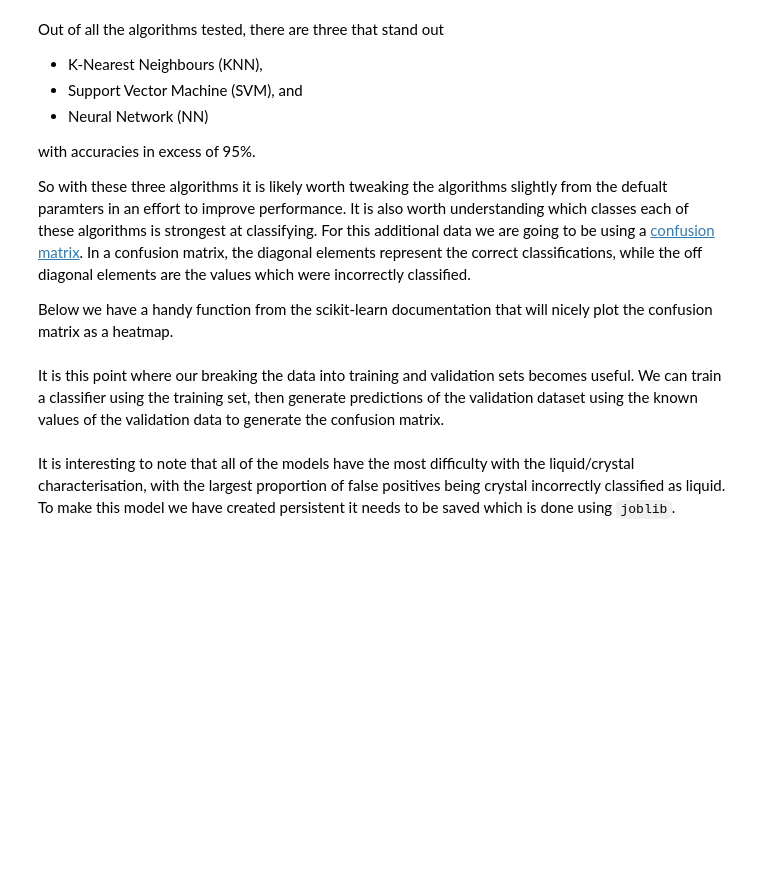
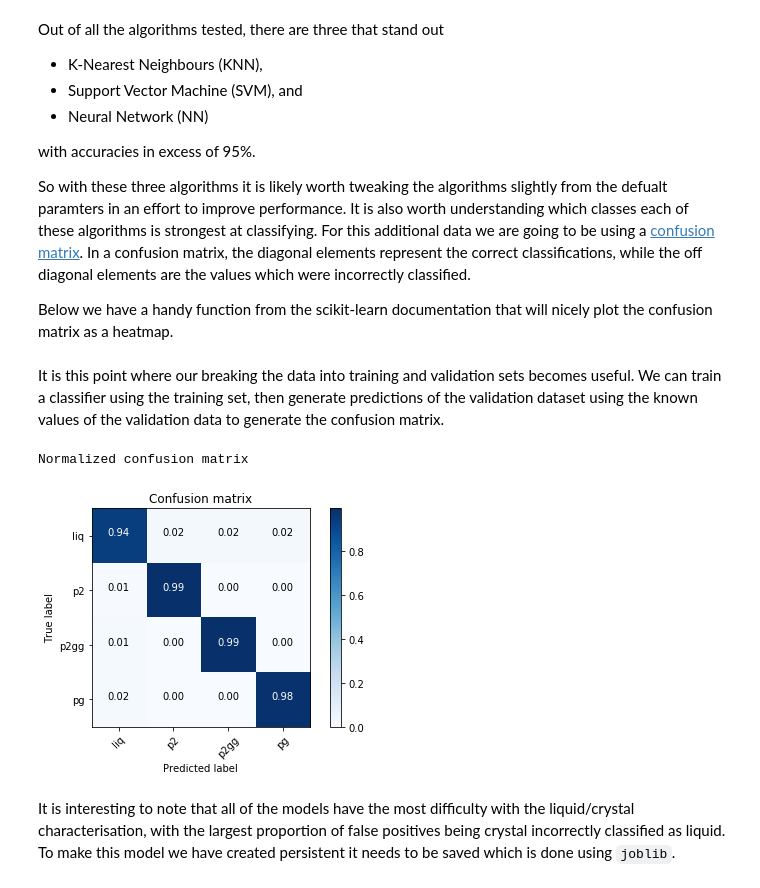
Before and after one commit to malramsay64/Crystal_Melting, a Jupyter notebook: notebooks/00_Crystal_Detection.ipynb, the cells around one changed output. Saved outputs shown, nothing was run; the diff lists cells and outputs as text; code cells hidden in the pictures; blank space fills up the shorter version.

```diff
--- a/notebooks/00_Crystal_Detection.ipynb
+++ b/notebooks/00_Crystal_Detection.ipynb
@@ -344,46 +265,6 @@ which were incorrectly classified.
 
 Below we have a handy function from the scikit-learn documentation
 that will nicely plot the confusion matrix as a heatmap.
-# %%
-import itertools
-
-import numpy as np
-import matplotlib.pyplot as plt
-from sklearn.metrics import confusion_matrix
-
-%matplotlib inline
-
-def plot_confusion_matrix(cm, classes,
-                          normalize=False,
-                          title='Confusion matrix',
-                          cmap=plt.cm.Blues):
-    """
-    This function prints and plots the confusion matrix.
-    Normalization can be applied by setting `normalize=True`.
-    """
-    if normalize:
-        cm = cm.astype('float') / cm.sum(axis=1)[:, np.newaxis]
-        print("Normalized confusion matrix")
-    else:
-        print('Confusion matrix, without normalization')
-
-    plt.imshow(cm, interpolation='nearest', cmap=cmap)
-    plt.title(title)
-    plt.colorbar()
-    tick_marks = np.arange(len(classes))
-    plt.xticks(tick_marks, classes, rotation=45)
-    plt.yticks(tick_marks, classes)
-
-    fmt = '.2f' if normalize else 'd'
-    thresh = cm.max() / 2.
-    for i, j in itertools.product(range(cm.shape[0]), range(cm.shape[1])):
-        plt.text(j, i, format(cm[i, j], fmt),
-                 horizontalalignment="center",
-                 color="white" if cm[i, j] > thresh else "black")
-
-    plt.tight_layout()
-    plt.ylabel('True label')
-    plt.xlabel('Predicted label')
 # %% [markdown]
 It is this point where our breaking the data into
 training and validation sets becomes useful.
@@ -392,9 +273,13 @@ then generate predictions of the validation dataset
 using the known values of the validation data
 to generate the confusion matrix.
 # %%
+classes = ["liq", "p2", "p2gg", "pg"]
 knn = ml_models['KNN']
-knn.fit(X_train, Y_train)
+knn.fit(X_train, y_train)
 predictions = knn.predict(X_validation)
-plot_confusion_matrix(confusion_matrix(Y_validation, predictions, labels=classes), classes, normalize=True)
+plot_confusion_matrix(sklearn.metrics.confusion_matrix(y_validation, predictions, labels=range(4)), classes, normalize=True)
+# %% [output]
+Normalized confusion matrix
+[figure, added]
 # %%
 svm = ml_models['SVM']
```
Also changed, not shown: parts of 28 cells of this notebook, 2 other files.
